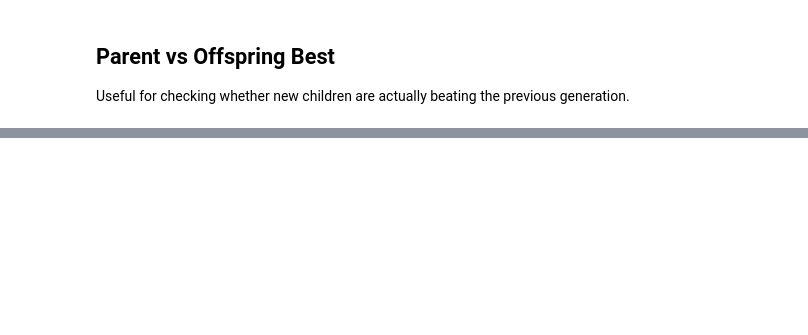
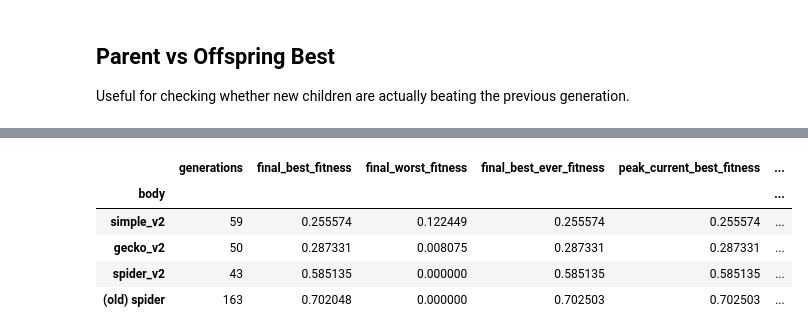
Before and after one commit to pew-p3w/Origami-robots-revolve-, a Jupyter notebook: inspection.ipynb, the cells around one changed output, grey strips where cells are left out. Cells and saved outputs as stored; diff of their text form; code cells hidden in the pictures; blank space fills up the shorter version.

```diff
--- a/inspection.ipynb
+++ b/inspection.ipynb
@@ -174,0 +179,49 @@ plt.show()
+# %%
+RECENT_RUNS = {
+    "simple_v2": Path("output/simple_v2/parameters_simple_v2_run_20260615_171653.csv"),
+    "gecko_v2": Path("output/gecko_v2/parameters_gecko_v2_run_20260615_171653.csv"),
+    "spider_v2": Path("output/spider_v2/parameters_spider_v2_run_20260616_004927.csv"),
+    "(old) spider": Path("output/spider4/parameters_spider_run_20260605_162017.csv"),
+}
+
+missing_recent = [str(path) for path in RECENT_RUNS.values() if not path.exists()]
+if missing_recent:
+    raise FileNotFoundError("Missing recent CSV files:\n" + "\n".join(missing_recent))
+
+recent_dfs = {
+    body: pd.read_csv(path)
+    for body, path in RECENT_RUNS.items()
+}
+
+for body, df in recent_dfs.items():
+    df["body"] = body
+    df["num_of_generation"] = df["num_of_generation"].astype(int)
+
+recent_summary_rows = []
+for body, df in recent_dfs.items():
+    final = df.iloc[-1]
+    peak_current = df.loc[df["best_fitness"].idxmax()]
+    peak_best_ever = df.loc[df["best_ever_fitness"].idxmax()]
+    recent_summary_rows.append(
+        {
+            "body": body,
+            "generations": int(df["num_of_generation"].max()),
+            "final_best_fitness": final["best_fitness"],
+            "final_worst_fitness": final["worst_fitness"],
+            "final_best_ever_fitness": final["best_ever_fitness"],
+            "peak_current_best_fitness": peak_current["best_fitness"],
+            "peak_current_best_generation": int(peak_current["num_of_generation"]),
+            "peak_best_ever_fitness": peak_best_ever["best_ever_fitness"],
+            "peak_best_ever_generation": int(peak_best_ever["num_of_generation"]),
+        }
+    )
+
+recent_summary = pd.DataFrame(recent_summary_rows).set_index("body")
+recent_summary
+# %% [output]
+|  | generations | final_best_fitness | final_worst_fitness | final_best_ever_fitness | peak_current_best_fitness | ... |
+| body |  |  |  |  |  | ... |
+| simple_v2 | 59 | 0.255574 | 0.122449 | 0.255574 | 0.255574 | ... |
+| gecko_v2 | 50 | 0.287331 | 0.008075 | 0.287331 | 0.287331 | ... |
+| spider_v2 | 43 | 0.585135 | 0.000000 | 0.585135 | 0.585135 | ... |
+| (old) spider | 163 | 0.702048 | 0.000000 | 0.702503 | 0.702503 | ... |
```
Also changed, not shown: parts of 8 cells of this notebook, 25 other files.
